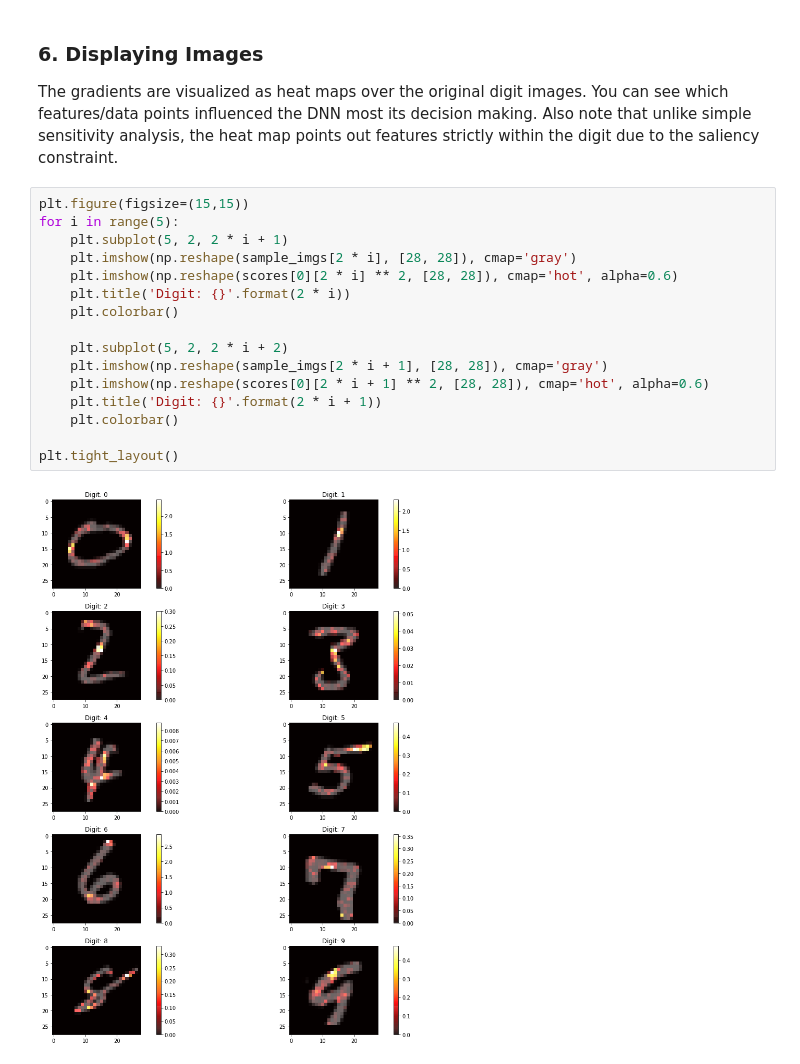
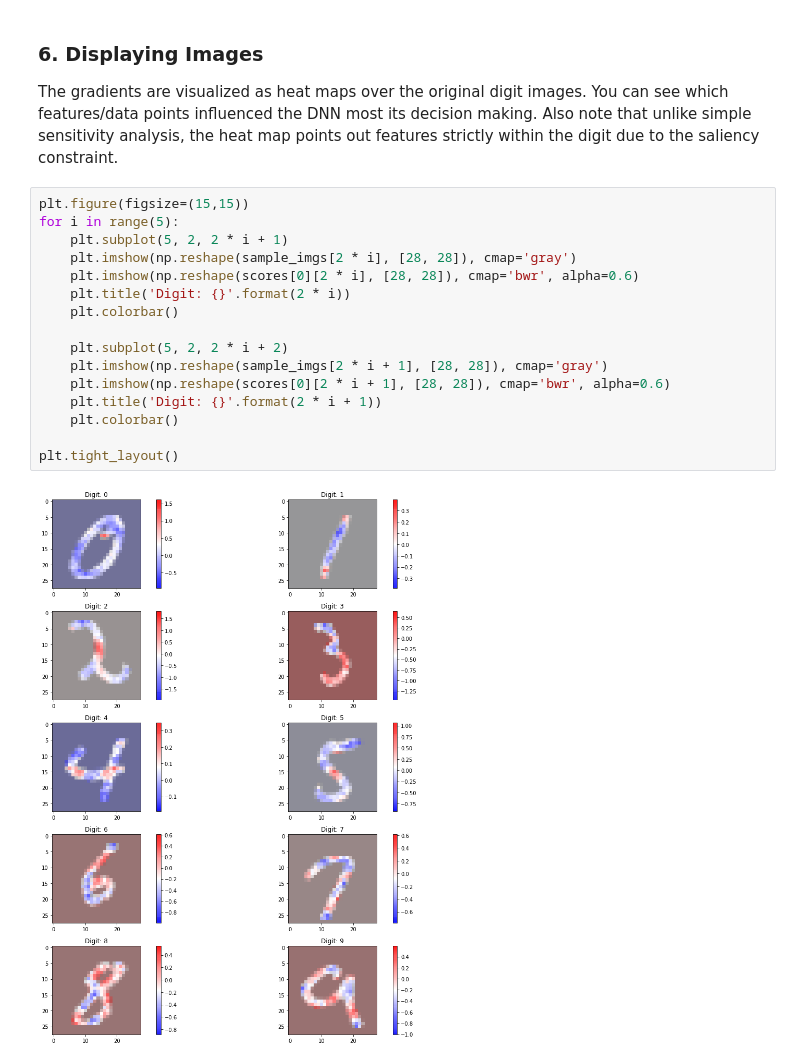
Before and after one commit to 1202kbs/Understanding-NN, a Jupyter notebook: 2.2 Simple Taylor Decomposition.ipynb, the cells around one changed output. Cells and saved outputs as stored; diff of their text form.

```diff
--- a/2.2 Simple Taylor Decomposition.ipynb
+++ b/2.2 Simple Taylor Decomposition.ipynb
@@ -187,18 +187,18 @@ The gradients are visualized as heat maps over the original digit images. You ca
 # %%
 plt.figure(figsize=(15,15))
 for i in range(5):
     plt.subplot(5, 2, 2 * i + 1)
     plt.imshow(np.reshape(sample_imgs[2 * i], [28, 28]), cmap='gray')
-    plt.imshow(np.reshape(scores[0][2 * i] ** 2, [28, 28]), cmap='hot', alpha=0.6)
+    plt.imshow(np.reshape(scores[0][2 * i], [28, 28]), cmap='bwr', alpha=0.6)
     plt.title('Digit: {}'.format(2 * i))
     plt.colorbar()
 
     plt.subplot(5, 2, 2 * i + 2)
     plt.imshow(np.reshape(sample_imgs[2 * i + 1], [28, 28]), cmap='gray')
-    plt.imshow(np.reshape(scores[0][2 * i + 1] ** 2, [28, 28]), cmap='hot', alpha=0.6)
+    plt.imshow(np.reshape(scores[0][2 * i + 1], [28, 28]), cmap='bwr', alpha=0.6)
     plt.title('Digit: {}'.format(2 * i + 1))
     plt.colorbar()
 
 plt.tight_layout()
 # %% [output]
-[figure, old version]
+[figure, new version]
```
Also changed, not shown: parts of 1 cell of this notebook, 5 other files.
